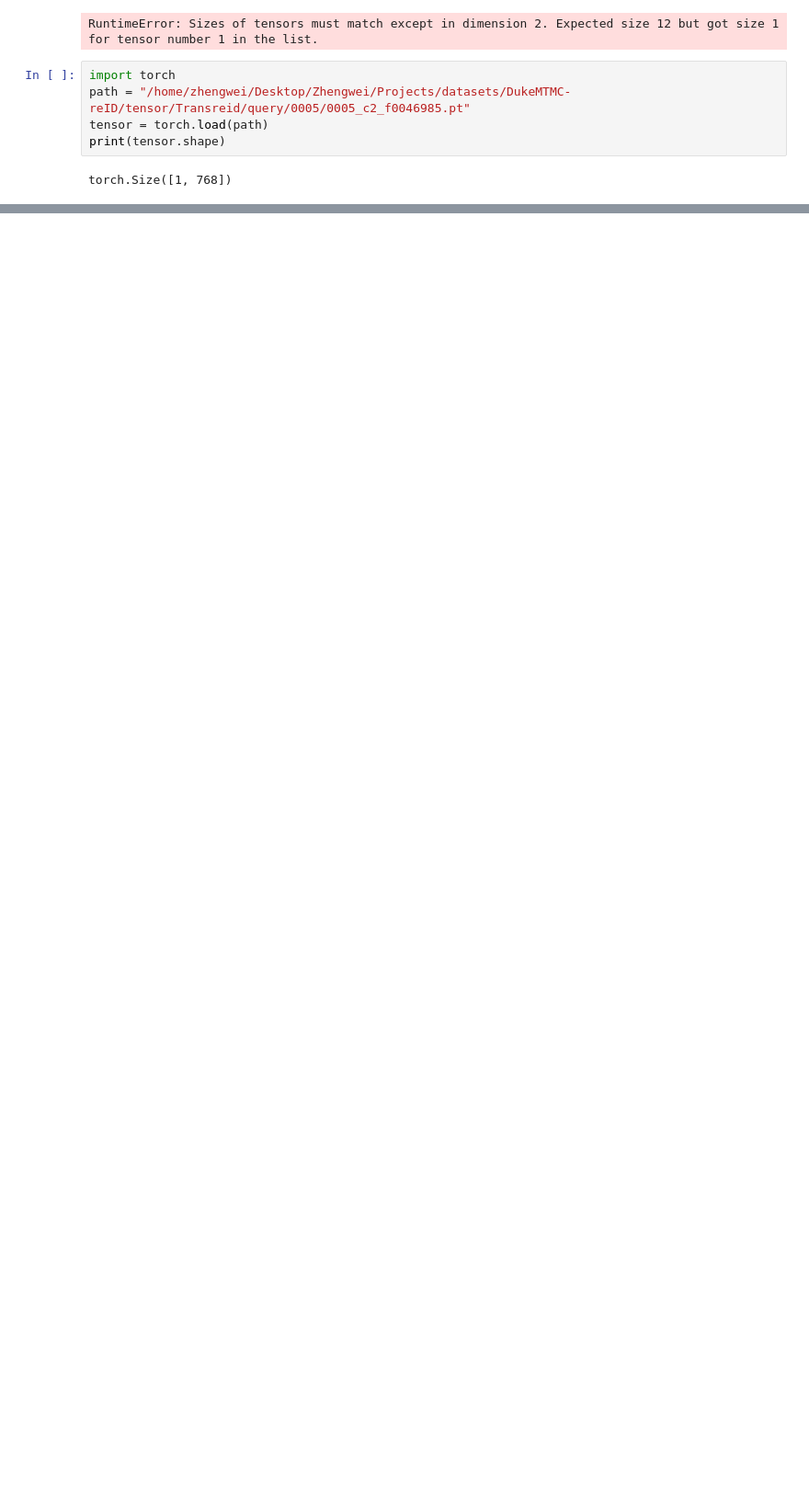
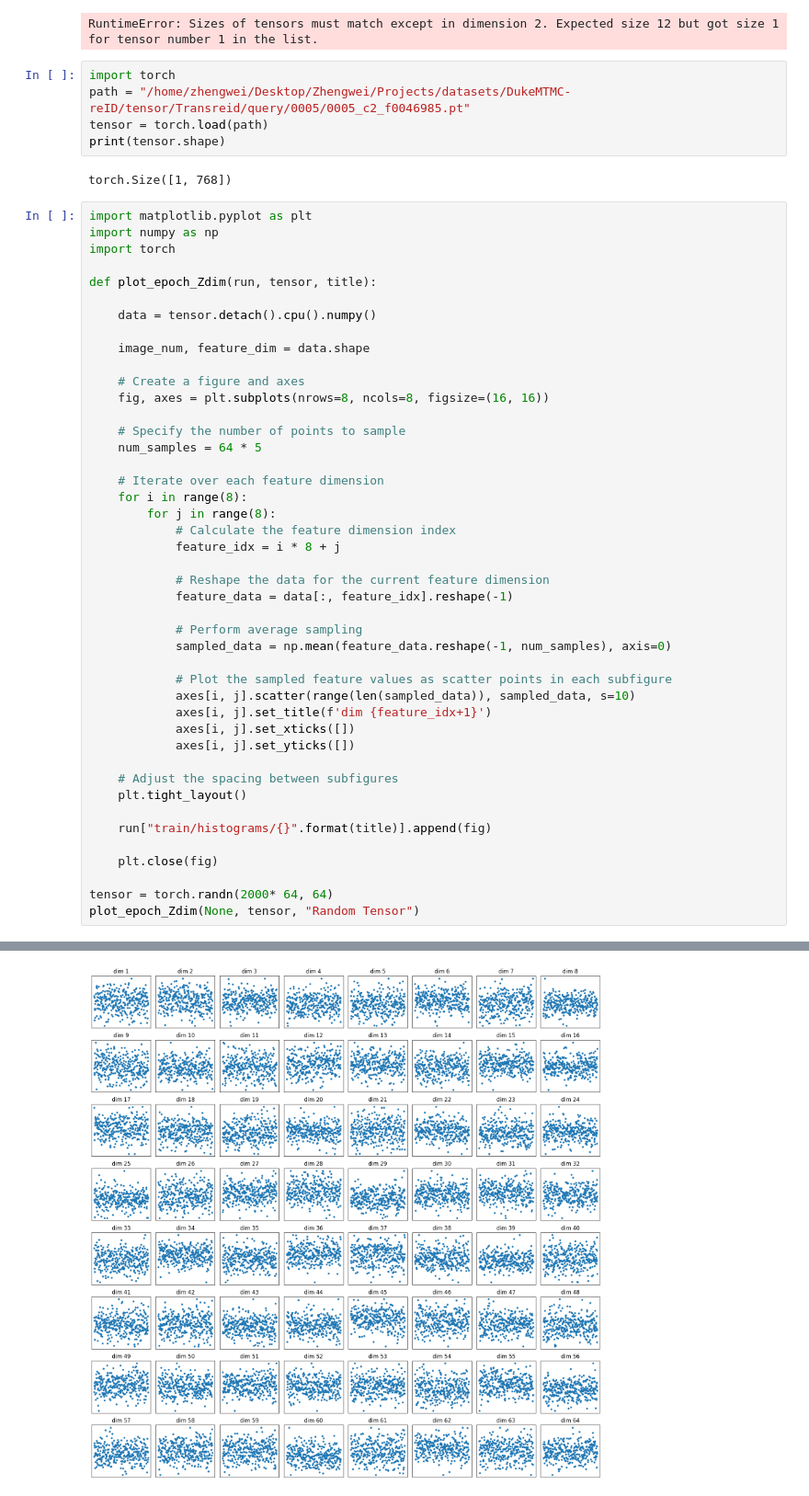
Before and after one commit to Anonymous-Sup/CVAE, a Jupyter notebook: play_test.ipynb, the cells around one changed output, grey strips where cells are left out. Shown at 92% size. Cells and saved outputs as stored; diff of their text form; blank space fills up the shorter version.

```diff
--- a/play_test.ipynb
+++ b/play_test.ipynb
@@ -442,3 +501,48 @@ tensor = torch.load(path)
 print(tensor.shape)
 # %% [output]
 torch.Size([1, 768])
+# %%
+import matplotlib.pyplot as plt
+import numpy as np
+import torch
+
+def plot_epoch_Zdim(run, tensor, title):
+
+    data = tensor.detach().cpu().numpy()
+
+    image_num, feature_dim = data.shape
+
+    # Create a figure and axes
+    fig, axes = plt.subplots(nrows=8, ncols=8, figsize=(16, 16))
+
+    # Specify the number of points to sample
+    num_samples = 64 * 5
+
+    # Iterate over each feature dimension
+    for i in range(8):
+        for j in range(8):
+            # Calculate the feature dimension index
+            feature_idx = i * 8 + j
+
+            # Reshape the data for the current feature dimension
+            feature_data = data[:, feature_idx].reshape(-1)
+
+            # Perform average sampling
+            sampled_data = np.mean(feature_data.reshape(-1, num_samples), axis=0)
+
+            # Plot the sampled feature values as scatter points in each subfigure
+            axes[i, j].scatter(range(len(sampled_data)), sampled_data, s=10)
+            axes[i, j].set_title(f'dim {feature_idx+1}')
+            axes[i, j].set_xticks([])
+            axes[i, j].set_yticks([])
+
+    # Adjust the spacing between subfigures
+    plt.tight_layout()
+
+    run["train/histograms/{}".format(title)].append(fig)
+
+    plt.close(fig)
+
+tensor = torch.randn(2000* 64, 64)
+plot_epoch_Zdim(None, tensor, "Random Tensor")
+# %% [output]
@@ -444,0 +550 @@ torch.Size([1, 768])
+[figure, added]
```
Also changed, not shown: parts of 5 cells of this notebook, 6 other files.
